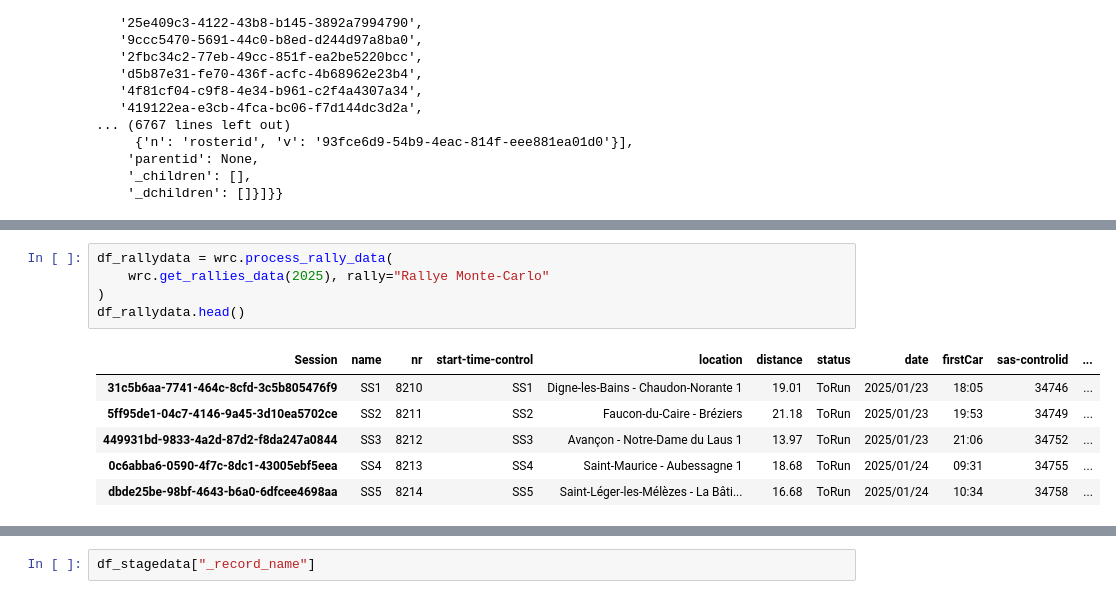
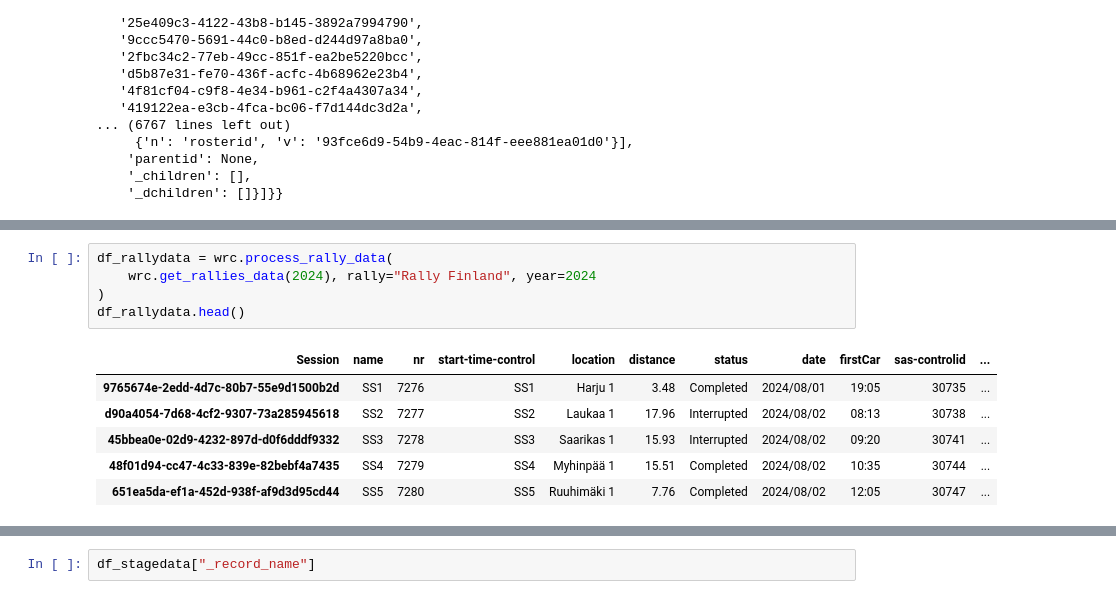
Before and after one commit to RallyDataJunkie/wrc-shinylive-geo, a Jupyter notebook: src/shinyapp/scratchpad.ipynb, the cells around one changed output, grey strips where cells are left out. Saved outputs shown, nothing was run; the diff lists cells and outputs as text.

Commit message:
USe year if set

```diff
--- a/src/shinyapp/scratchpad.ipynb
+++ b/src/shinyapp/scratchpad.ipynb
@@ -61,12 +79,12 @@ dc84884e-9a9a-47c8-9f2d-aa7622c32d82        NaN
 # %%
 df_rallydata = wrc.process_rally_data(
-    wrc.get_rallies_data(2025), rally="Rallye Monte-Carlo"
+    wrc.get_rallies_data(2024), rally="Rally Finland", year=2024
 )
 df_rallydata.head()
 # %% [output]
 | Session | name | nr | start-time-control | location | distance | status | date | firstCar | sas-controlid | ... |
-| 31c5b6aa-7741-464c-8cfd-3c5b805476f9 | SS1 | 8210 | SS1 | Digne-les-Bains - Chaudon-Norante 1 | 19.01 | ToRun | 2025/01/23 | 18:05 | 34746 | ... |
-| 5ff95de1-04c7-4146-9a45-3d10ea5702ce | SS2 | 8211 | SS2 | Faucon-du-Caire - Bréziers | 21.18 | ToRun | 2025/01/23 | 19:53 | 34749 | ... |
-| 449931bd-9833-4a2d-87d2-f8da247a0844 | SS3 | 8212 | SS3 | Avançon - Notre-Dame du Laus 1 | 13.97 | ToRun | 2025/01/23 | 21:06 | 34752 | ... |
-| 0c6abba6-0590-4f7c-8dc1-43005ebf5eea | SS4 | 8213 | SS4 | Saint-Maurice - Aubessagne 1 | 18.68 | ToRun | 2025/01/24 | 09:31 | 34755 | ... |
-| dbde25be-98bf-4643-b6a0-6dfcee4698aa | SS5 | 8214 | SS5 | Saint-Léger-les-Mélèzes - La Bâti... | 16.68 | ToRun | 2025/01/24 | 10:34 | 34758 | ... |
+| 9765674e-2edd-4d7c-80b7-55e9d1500b2d | SS1 | 7276 | SS1 | Harju 1 | 3.48 | Completed | 2024/08/01 | 19:05 | 30735 | ... |
+| d90a4054-7d68-4cf2-9307-73a285945618 | SS2 | 7277 | SS2 | Laukaa 1 | 17.96 | Interrupted | 2024/08/02 | 08:13 | 30738 | ... |
+| 45bbea0e-02d9-4232-897d-d0f6dddf9332 | SS3 | 7278 | SS3 | Saarikas 1 | 15.93 | Interrupted | 2024/08/02 | 09:20 | 30741 | ... |
+| 48f01d94-cc47-4c33-839e-82bebf4a7435 | SS4 | 7279 | SS4 | Myhinpää 1 | 15.51 | Completed | 2024/08/02 | 10:35 | 30744 | ... |
+| 651ea5da-ef1a-452d-938f-af9d3d95cd44 | SS5 | 7280 | SS5 | Ruuhimäki 1 | 7.76 | Completed | 2024/08/02 | 12:05 | 30747 | ... |
```
Also changed, not shown: parts of 13 cells of this notebook, 2 other files.
